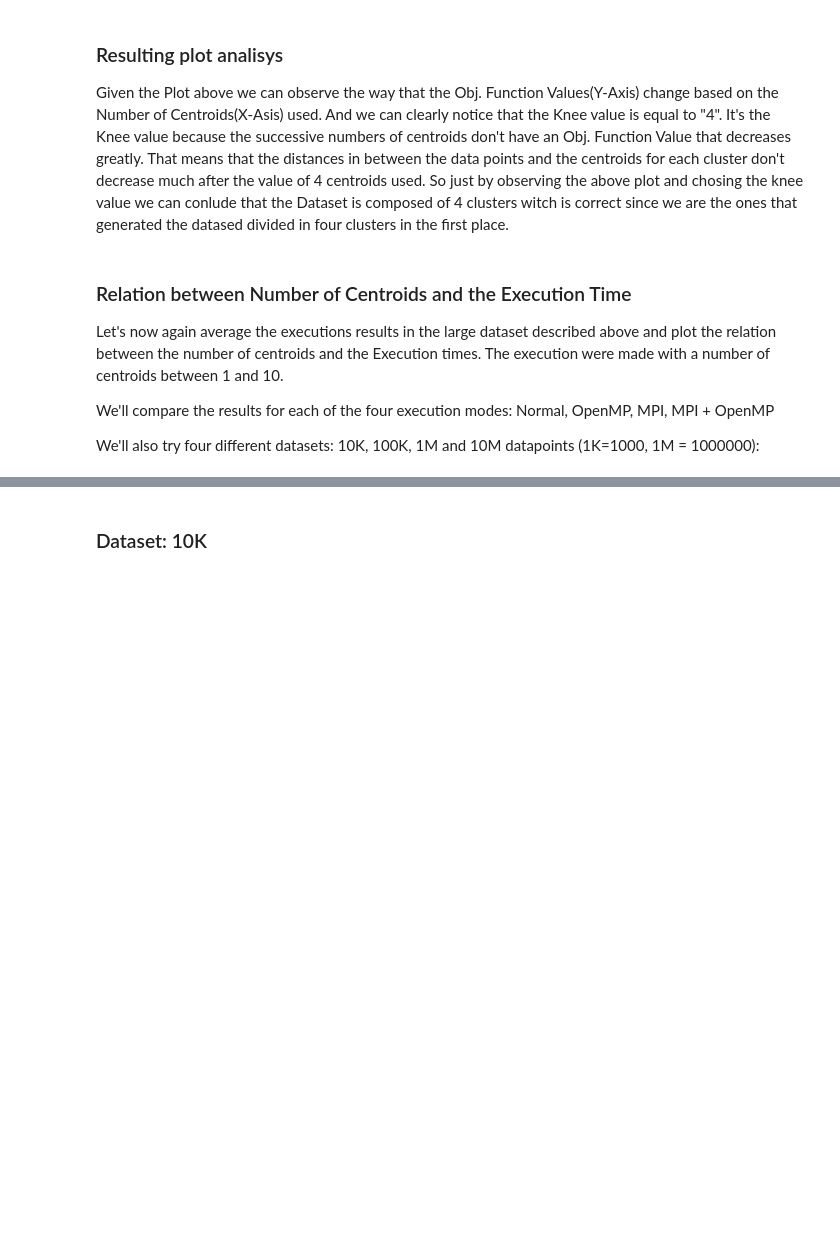
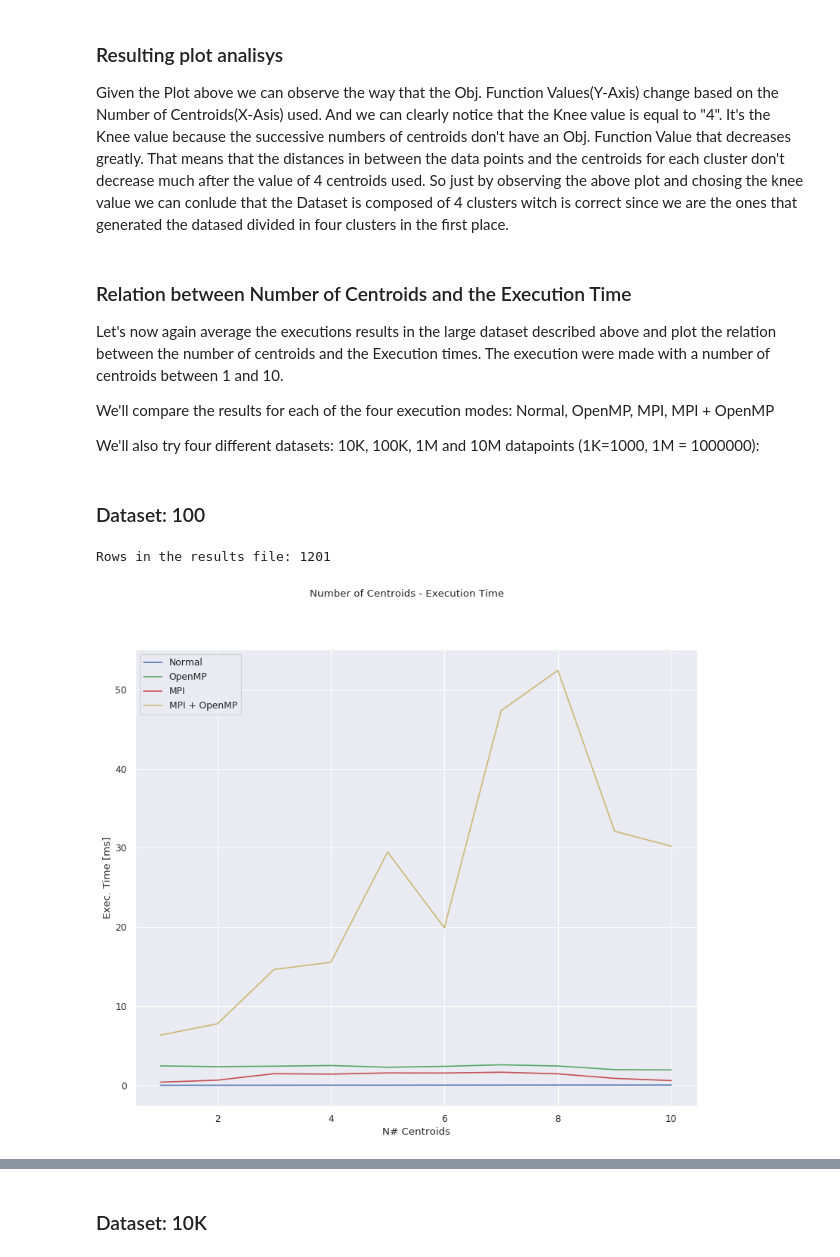
Before and after one commit to thestarivore/openmp-mpi_k-means-clustering, a Jupyter notebook: openmp_mpi_k-means.ipynb, the cells around one changed output, grey strips where cells are left out. Drawn from its saved outputs; the diff is of its cells as text; code cells hidden in the pictures; blank space fills up the shorter version.

```diff
--- a/openmp_mpi_k-means.ipynb
+++ b/openmp_mpi_k-means.ipynb
@@ -30,6 +30,8 @@ new_dataset_path = os.path.join(CURRENT_DIR, 'dataset_display/newdataset.csv')
 new_centroids_path = os.path.join(CURRENT_DIR, 'dataset_display/newcentroids.csv')
 objfun_path = os.path.join(CURRENT_DIR, 'dataset_display/objfun.csv')
 exectimes_path = os.path.join(CURRENT_DIR, 'dataset_display/exectimes.csv')
+results_100_path = os.path.join(CURRENT_DIR, 'dataset_display/results_100/results.csv')
+results_1K_path = os.path.join(CURRENT_DIR, 'dataset_display/results_1K/results.csv')
 results_10K_path = os.path.join(CURRENT_DIR, 'dataset_display/results_10K/results.csv')
 results_100K_path = os.path.join(CURRENT_DIR, 'dataset_display/results_100K/results.csv')
 results_1M_path = os.path.join(CURRENT_DIR, 'dataset_display/results_1M/results.csv')
@@ -339,3 +335,62 @@ Let's now again average the executions results in the large dataset described ab
 We'll compare the results for each of the four execution modes: Normal, OpenMP, MPI, MPI + OpenMP
 
 We'll also try four different datasets: 10K, 100K, 1M and 10M datapoints (1K=1000, 1M = 1000000):
+# %% [markdown]
+### Dataset: 100
+# %%
+def plotRealtionCentroidsExecTime():
+    x_valc          = numpy.zeros(10)    # Centroids
+    y_val_n_et      = numpy.zeros(10)    # Normal Execution Time
+    y_val_mp_et     = numpy.zeros(10)    # OpenMP Execution Time
+    y_val_mpi_et    = numpy.zeros(10)    # MPI Execution Time
+    y_val_mpi_mp_et = numpy.zeros(10)    # MPI + OpenMP Execution Time
+
+    #Calc the mean values
+    for i in range(0,10):
+        x_valc[i] = i + 1
+        #print(str(i))
+
+        #Iterate all the executions for each centroid number
+        for j in range(EXECUTIONS):
+            # Normal Execution
+            if n_c[j] == i+1:
+                y_val_n_et[i] = y_val_n_et[i] + n_t[j]
+
+            # OpenMP Execution
+            if openmp_c[j] == i+1:
+                y_val_mp_et[i] = y_val_mp_et[i] + openmp_t[j]
+
+            # MPI Execution
+            if mpi_c[j] == i+1:
+                y_val_mpi_et[i] = y_val_mpi_et[i] + mpi_t[j]
+
+            # MPI + OpenMP Execution
+            if mpi_mp_c[j] == i+1:
+                y_val_mpi_mp_et[i] = y_val_mpi_mp_et[i] + mpi_mp_t[j]
+
+        #Execution Time values mean
+        y_val_n_et[i]      = (y_val_n_et[i] / EXECUTIONS) * 1000
+        y_val_mp_et[i]     = (y_val_mp_et[i] / EXECUTIONS) * 1000
+        y_val_mpi_et[i]    = (y_val_mpi_et[i] / EXECUTIONS) * 1000
+        y_val_mpi_mp_et[i] = (y_val_mpi_mp_et[i] / EXECUTIONS) * 1000
+        #print("n " + str(y_val_n_et[i]))
+        #print("mp " + str(y_val_mp_et[i]))
+        #print("mpi " + str(y_val_mpi_et[i]))
+
+    #Plot the between number of centroids and obj function value
+    plt.figure(figsize=(fig_width, fig_height), dpi= 80, facecolor='w', edgecolor='k')
+    plt.plot(x_valc,y_val_n_et, '-b', label='Normal')
+    plt.suptitle('Number of Centroids - Execution Time')
+    plt.xlabel('N# Centroids')
+    plt.ylabel('Exec. Time [ms]')
+    plt.plot(x_valc,y_val_mp_et, '-g', label='OpenMP')
+    plt.plot(x_valc,y_val_mpi_et, '-r', label='MPI')
+    plt.plot(x_valc,y_val_mpi_mp_et, '-y', label='MPI + OpenMP')
+    plt.legend(loc='upper left')
+    plt.show()
+
+EXECUTIONS, n_t, openmp_t, mpi_t, mpi_mp_t, n_c, openmp_c, mpi_c, mpi_mp_c, n_of = getResultsData(results_100_path)
+plotRealtionCentroidsExecTime()
+# %% [output]
+Rows in the results file: 1201
+[figure, added]
```
Also changed, not shown: parts of 12 cells of this notebook, 10 other files.
